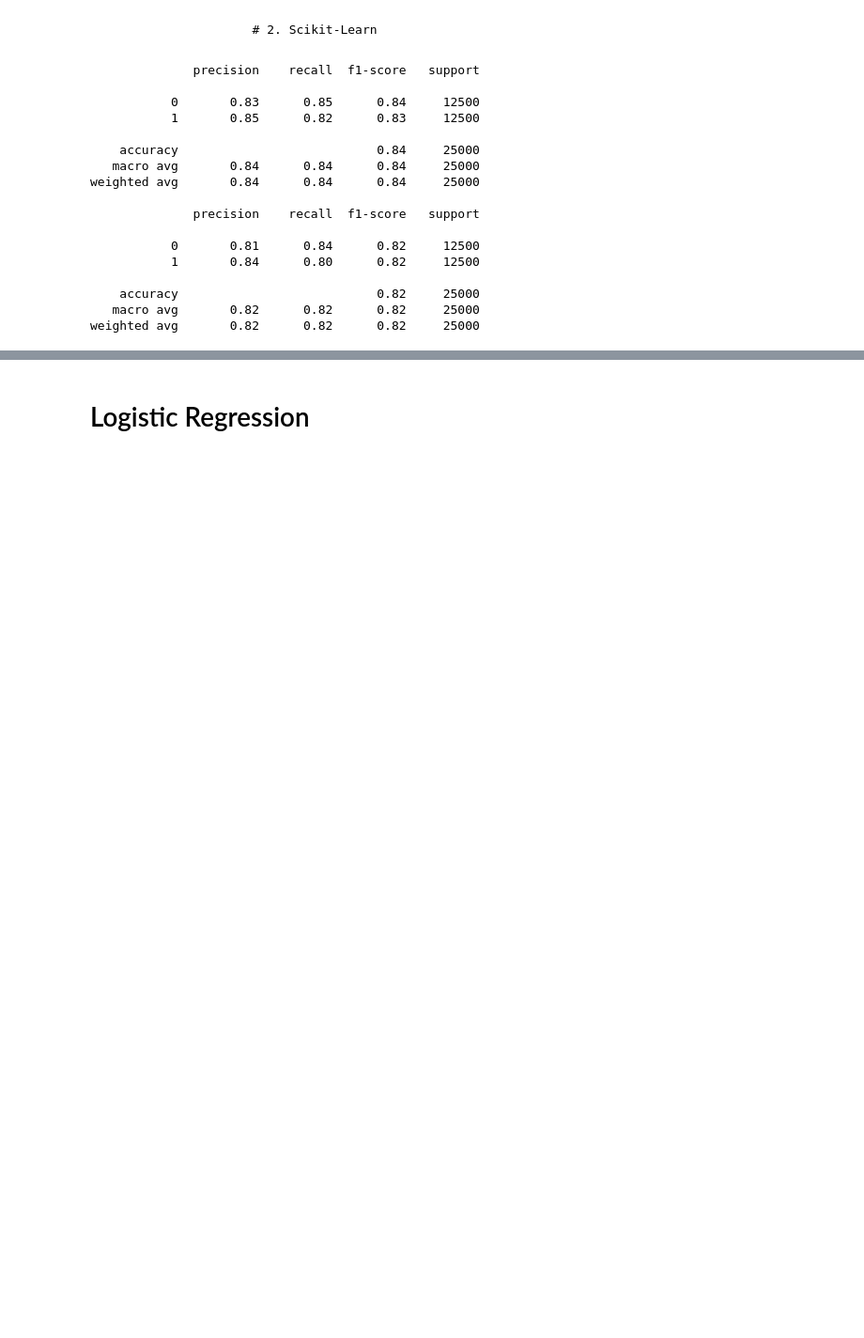
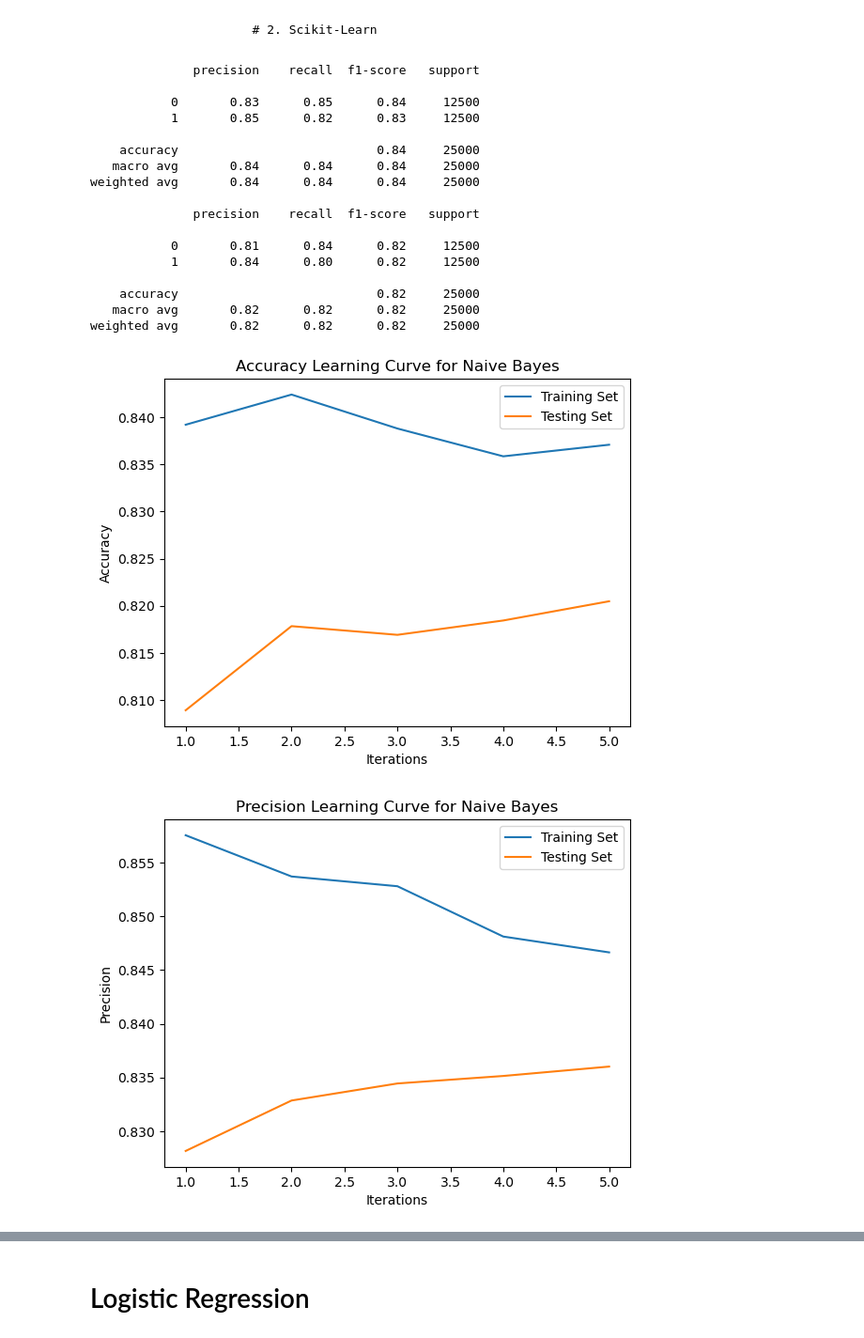
Before and after one commit to GwgwP/AI-Projects, a Jupyter notebook: secondProject/second_project.ipynb, the cells around one changed output, grey strips where cells are left out. Shown at 94% size. Drawn from its saved outputs; the diff is of its cells as text; code cells hidden in the pictures; blank space fills up the shorter version.

```diff
--- a/secondProject/second_project.ipynb
+++ b/secondProject/second_project.ipynb
@@ -266,3 +368,15 @@ weighted avg       0.84      0.84      0.84     25000
     accuracy                           0.82     25000
    macro avg       0.82      0.82      0.82     25000
 weighted avg       0.82      0.82      0.82     25000
+# %%
+# Use learning_curves function for GaussianNB
+nb_learning_curves = GaussianNB()
+(
+    nb_training_accuracy_list, nb_testing_accuracy_list,
+    nb_training_precision_list, nb_testing_precision_list,
+    nb_training_recall_list, nb_testing_recall_list,
+    nb_training_f1_list, nb_testing_f1_list
+) = learning_curves(nb_learning_curves, x_train_binary, y_train, x_test_binary, y_test, n_splits=5)
+# %% [output]
+[figure, added]
+[figure, added]
```
Also changed, not shown: parts of 18 cells of this notebook.
